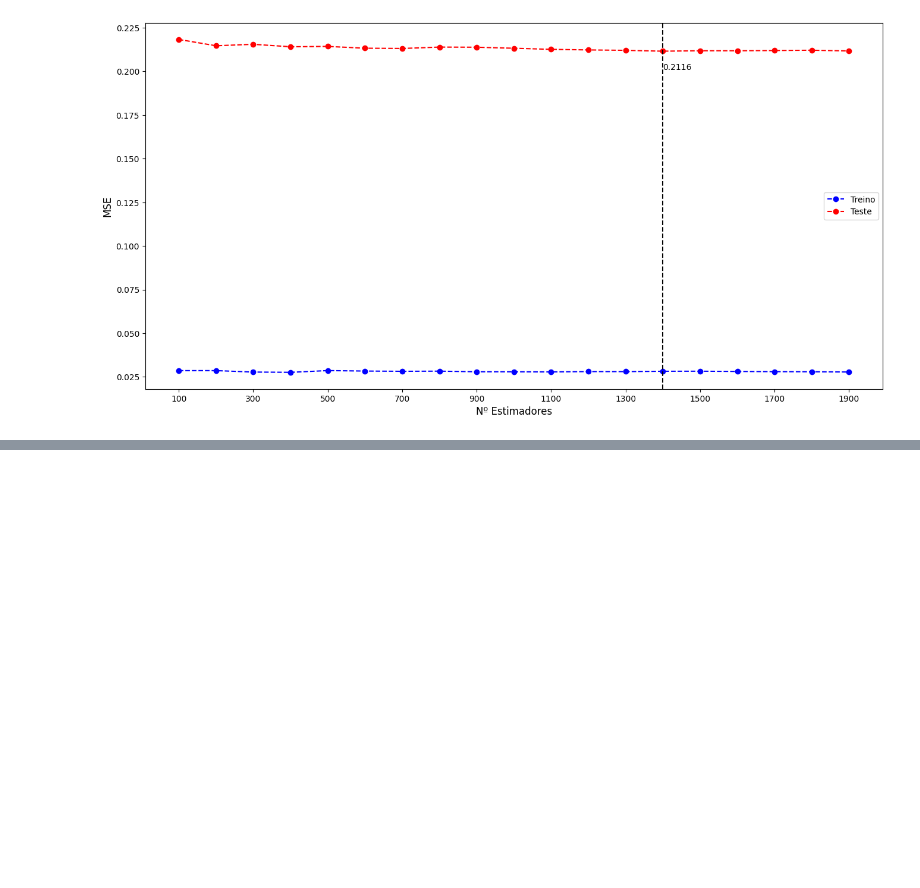
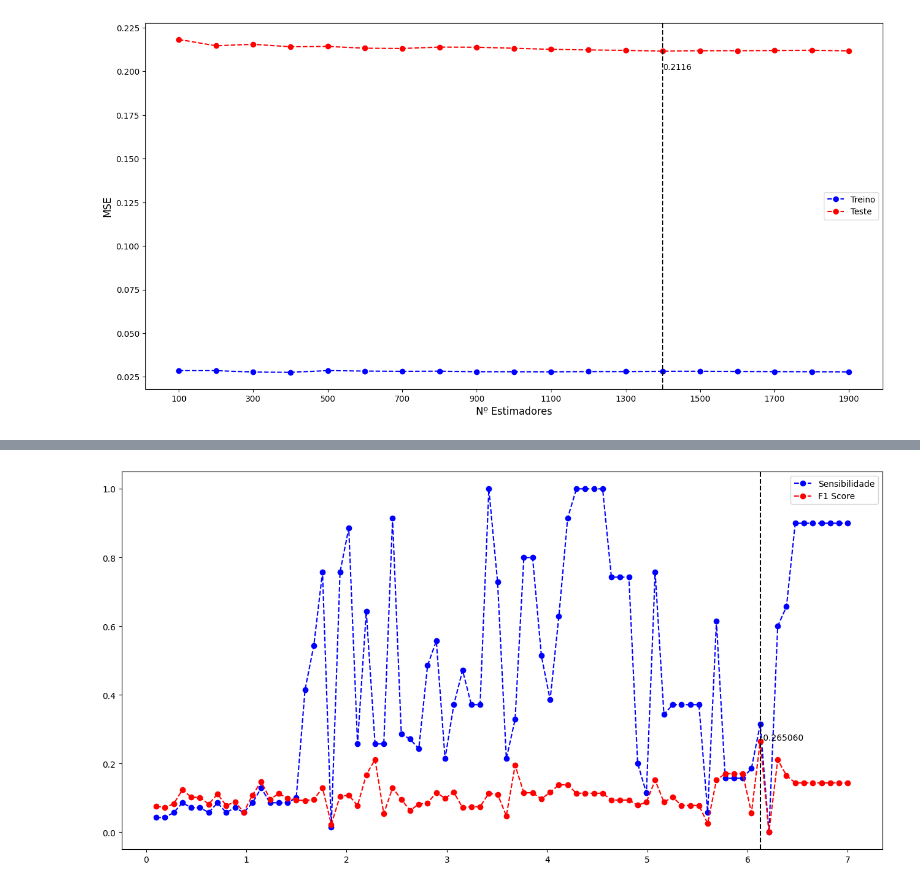
Before and after one commit to oliveira-silva-lucas/ISLP, a Jupyter notebook: Cap_08_Tree_Based_Methods/Exercises/ex_cap_08.ipynb, the cells around one changed output, grey strips where cells are left out. Saved outputs shown, nothing was run; the diff lists cells and outputs as text; code cells hidden in the pictures; blank space fills up the shorter version.

```diff
--- a/Cap_08_Tree_Based_Methods/Exercises/ex_cap_08.ipynb
+++ b/Cap_08_Tree_Based_Methods/Exercises/ex_cap_08.ipynb
@@ -647,0 +810,28 @@ ax.legend();
+# %%
+melhor_modelo_boosting = None
+taxas_aprendizagem = np.linspace(1e-1, 7, 80)
+sensibilidades = []
+f1s = []
+melhor_f1 = -np.inf
+melhor_taxa_aprendizagem = -np.inf
+
+for taxa_aprendizagem in taxas_aprendizagem:
+    gd_b_c = GradientBoostingClassifier(n_estimators=200, learning_rate=taxa_aprendizagem, random_state=0, max_features=21)
+    gd_b_c.fit(X_treino, y_treino)
+    y_teste_pred = gd_b_c.predict(X_teste)
+    sensibilidades.append(recall_score(y_teste, y_teste_pred, pos_label='Yes'))
+    f1_ = f1_score(y_teste, y_teste_pred, pos_label='Yes')
+    f1s.append(f1_)
+    if f1_ > melhor_f1:
+        melhor_f1 = f1_
+        melhor_taxa_aprendizagem = taxa_aprendizagem
+        melhor_modelo_boosting = gd_b_c
+# %%
+ax = subplots(figsize=(16,8))[1]
+ax.plot(taxas_aprendizagem, sensibilidades, 'o--b', label='Sensibilidade')
+ax.plot(taxas_aprendizagem, f1s, 'o--r', label='F1 Score')
+ax.axvline(melhor_taxa_aprendizagem, ls='--', c='k')
+ax.text(melhor_taxa_aprendizagem, melhor_f1+(melhor_f1*0.01), f' {melhor_f1:4f}')
+ax.legend();
+# %% [output]
+[figure, added]
```
Also changed, not shown: parts of 17 cells of this notebook.
